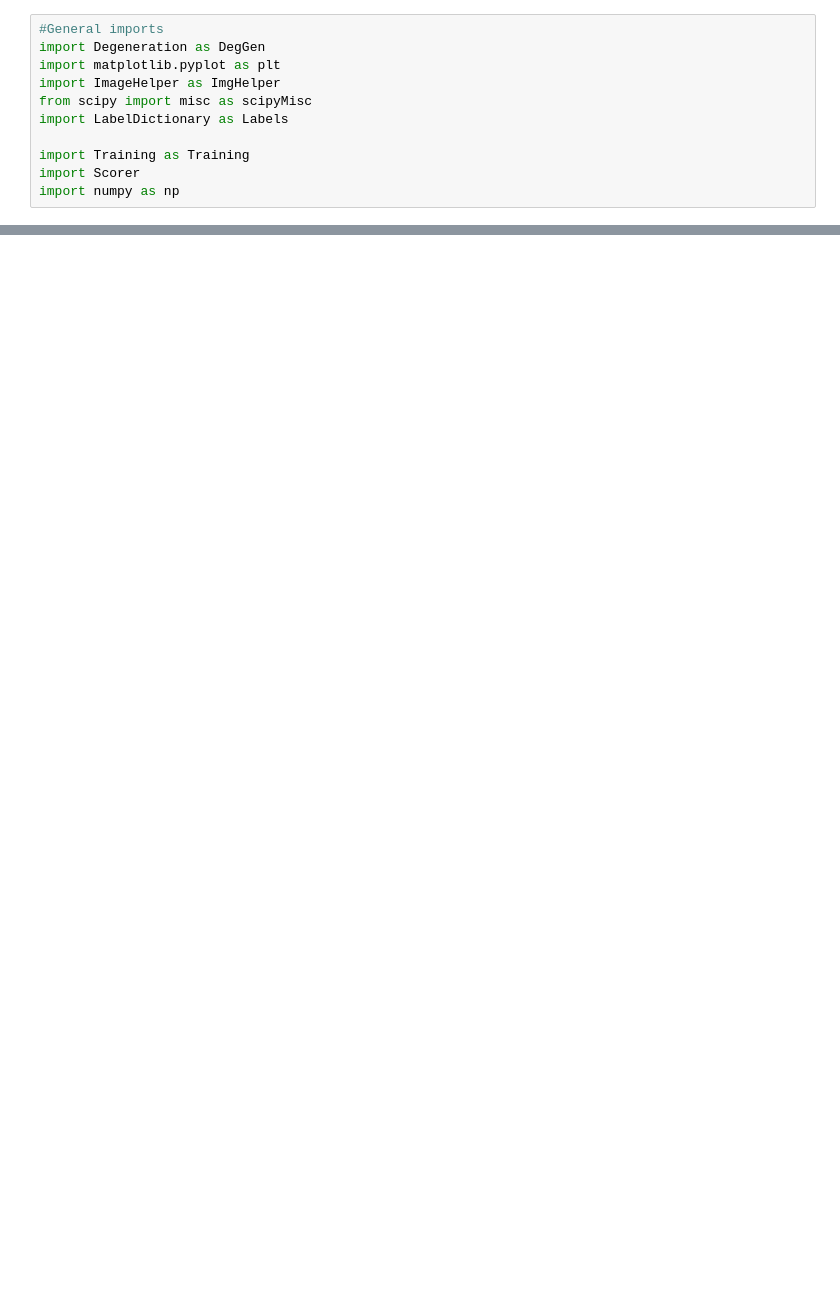
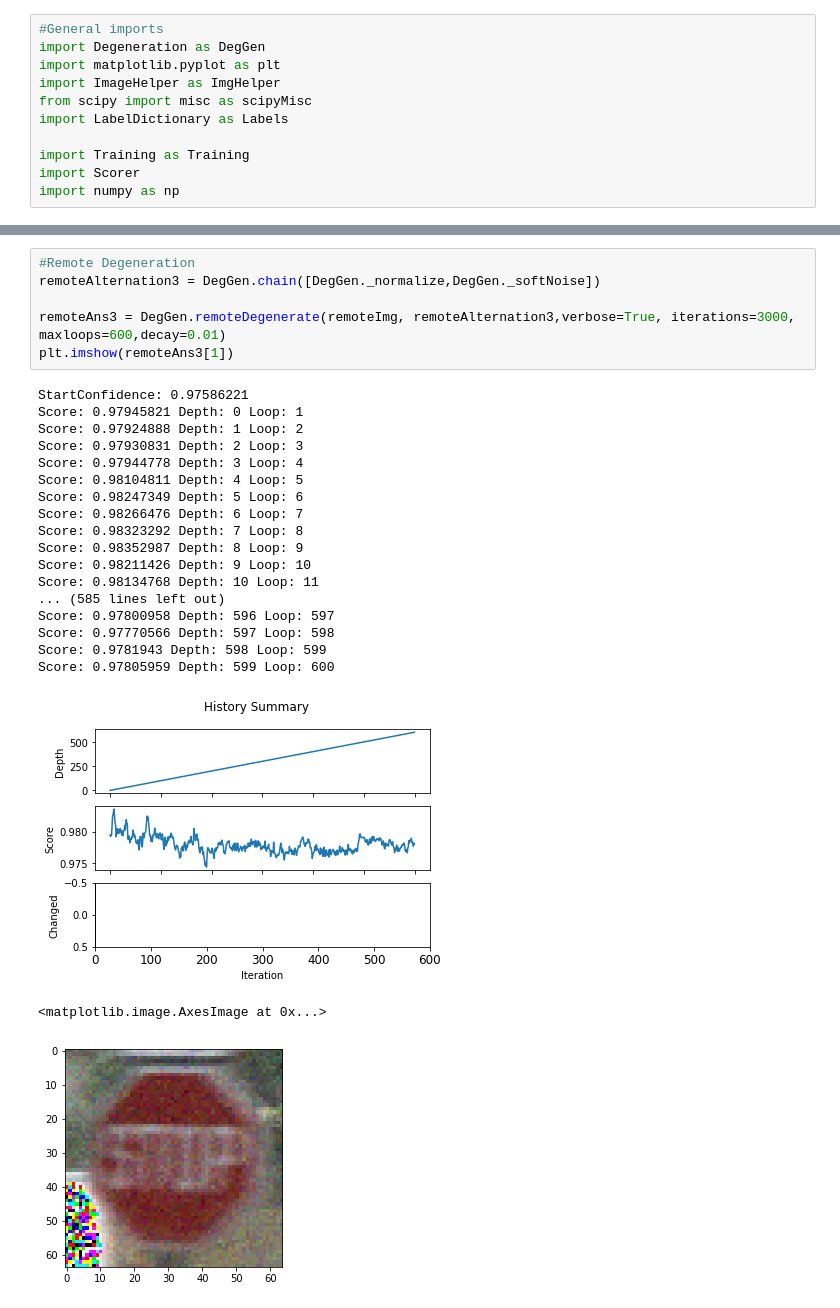
Before and after one commit to lapplislazuli/Medusa, a Jupyter notebook: Medusa/DegGen.ipynb, the cells around one changed output, grey strips where cells are left out. Saved outputs shown, nothing was run; the diff lists cells and outputs as text; blank space fills up the shorter version.

```diff
--- a/Medusa/DegGen.ipynb
+++ b/Medusa/DegGen.ipynb
@@ -117,0 +116,27 @@ Score: 0.92304873 Depth: 8 Loop: 2000
+# %%
+#Remote Degeneration
+remoteAlternation3 = DegGen.chain([DegGen._normalize,DegGen._softNoise])
+
+remoteAns3 = DegGen.remoteDegenerate(remoteImg, remoteAlternation3,verbose=True, iterations=3000, maxloops=600,decay=0.01)
+plt.imshow(remoteAns3[1])
+# %% [output]
+StartConfidence: 0.97586221
+Score: 0.97945821 Depth: 0 Loop: 1
+Score: 0.97924888 Depth: 1 Loop: 2
+Score: 0.97930831 Depth: 2 Loop: 3
+Score: 0.97944778 Depth: 3 Loop: 4
+Score: 0.98104811 Depth: 4 Loop: 5
+Score: 0.98247349 Depth: 5 Loop: 6
+Score: 0.98266476 Depth: 6 Loop: 7
+Score: 0.98323292 Depth: 7 Loop: 8
+Score: 0.98352987 Depth: 8 Loop: 9
+Score: 0.98211426 Depth: 9 Loop: 10
+Score: 0.98134768 Depth: 10 Loop: 11
+... (585 lines left out)
+Score: 0.97800958 Depth: 596 Loop: 597
+Score: 0.97770566 Depth: 597 Loop: 598
+Score: 0.9781943 Depth: 598 Loop: 599
+Score: 0.97805959 Depth: 599 Loop: 600
+[figure, added]
+<matplotlib.image.AxesImage at 0x...>
+[figure, added]
```
Also changed, not shown: parts of 11 cells of this notebook.
